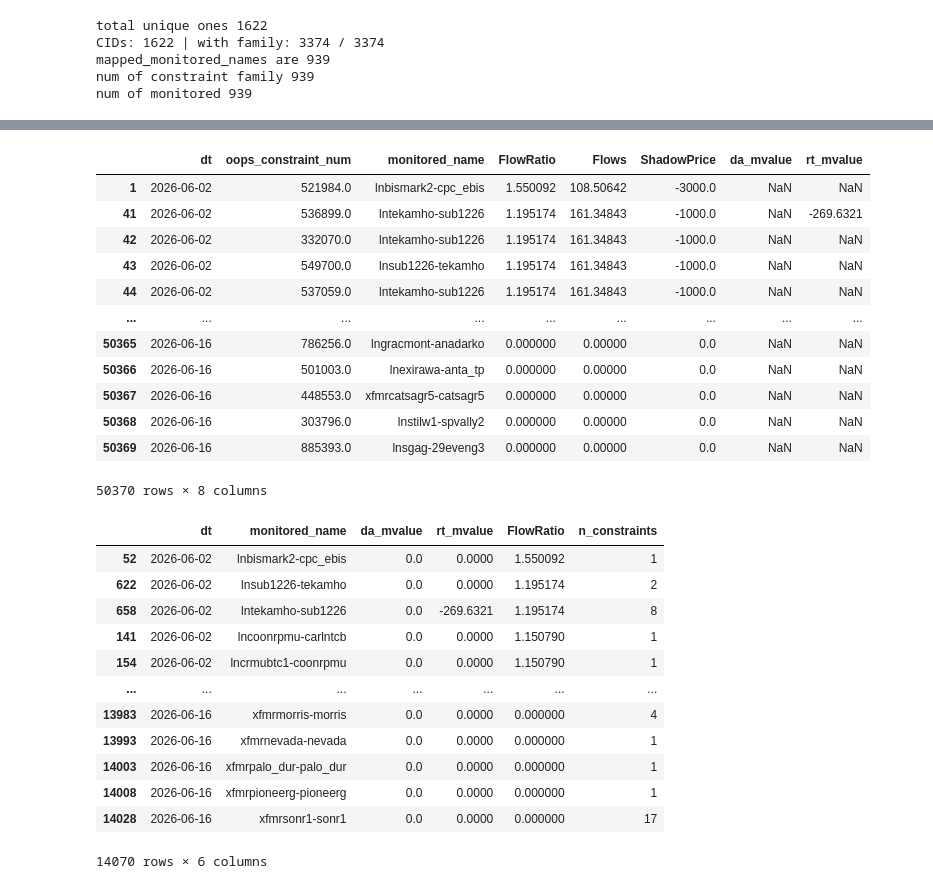
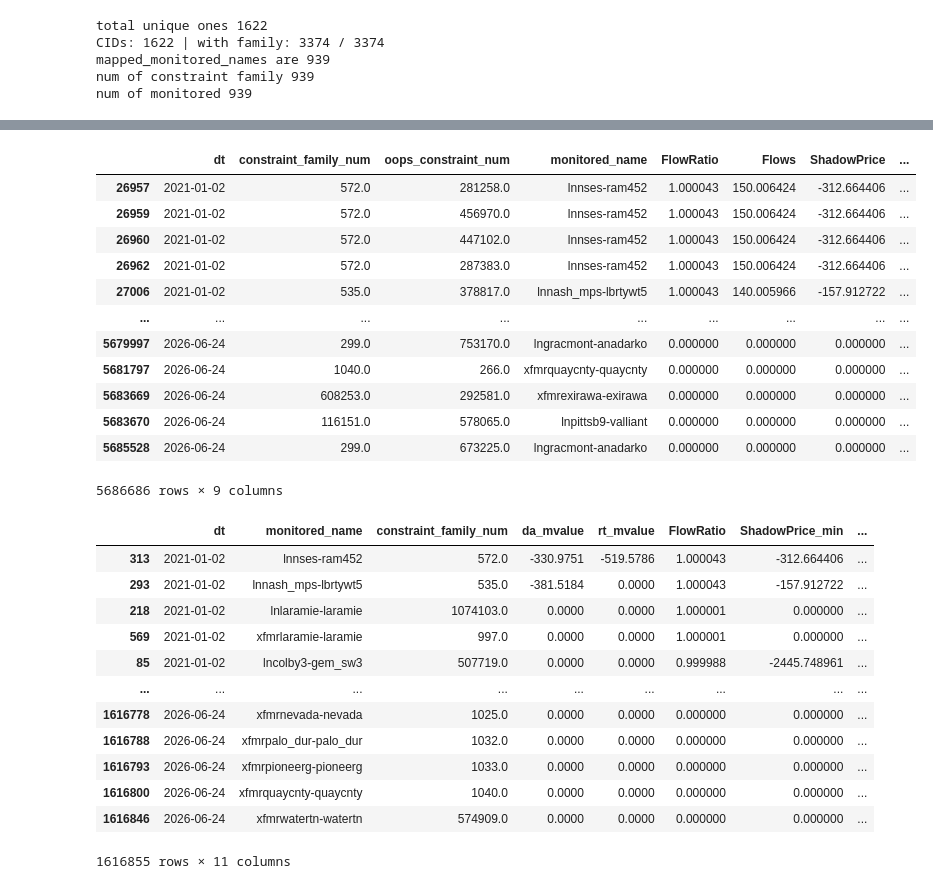
Before and after one commit to qingcheng-rgb/Qingcheng, a Jupyter notebook: QCTest/constraint_family_exposure_risk/SPP_risk_cut.ipynb, the cells around one changed output, grey strips where cells are left out. Drawn from its saved outputs; the diff is of its cells as text; code cells hidden in the pictures.

```diff
--- a/QCTest/constraint_family_exposure_risk/SPP_risk_cut.ipynb
+++ b/QCTest/constraint_family_exposure_risk/SPP_risk_cut.ipynb
@@ -292,3 +343,3 @@ dayzer_table_bq = bigquery_functions.create_temp_table_from_query(
 # %%
 table = bigquery_functions.download_df_from_bq(
-    f"SELECT * FROM `movetocloud-999.{dayzer_table_bq}` where dt > '2026-06-01' ORDER BY FlowRatio DESC")
+    f"SELECT * FROM `movetocloud-999.{dayzer_table_bq}` ORDER BY FlowRatio DESC")
@@ -310,58 +376,62 @@ mon = pd.concat([
 
 # DA & RT mvalue for those constraints, across the table's date range
 da = Constraint(oops_constraint_num_df=con_df, market='SPP').get_mvalues(
         start_dt=d0, end_dt=d1, type='DA', granularity='daily').rename(columns={'mvalue': 'da_mvalue'})
 rt = Constraint(oops_constraint_num_df=con_df, market='SPP').get_mvalues(
         start_dt=d0, end_dt=d1, type='RT', granularity='daily').rename(columns={'mvalue': 'rt_mvalue'})
 
 dart = da[['oops_constraint_num', 'dt', 'da_mvalue']].merge(
        rt[['oops_constraint_num', 'dt', 'rt_mvalue']],
        on=['oops_constraint_num', 'dt'], how='outer')
 dart['dt'] = pd.to_datetime(dart['dt']).dt.strftime('%Y-%m-%d')
 
 # append onto the dayzer table
 table_merged = (table
          .merge(mon,  on=['oops_constraint_num'], how='left')
          .merge(dart, on=['oops_constraint_num', 'dt'], how='left')).rename(columns = {'monitored_name_y':'monitored_name', 'monitored_name_x':'monitored'})
 
-cols = ['dt', 'oops_constraint_num', 'monitored_name',
+cols = ['dt', 'constraint_family_num', 'oops_constraint_num', 'monitored_name',
         'FlowRatio', 'Flows', 'ShadowPrice', 'da_mvalue', 'rt_mvalue']
 
 # select the max FlowRatio for each monitored line, for example lnwr_smkhl-summ has 17 constraintID,
 agg = (table_merged
-       .groupby(['dt', 'monitored_name'], as_index=False)
+       .groupby(['dt', 'monitored_name', 'constraint_family_num'], as_index=False)
        .agg(da_mvalue=('da_mvalue', 'sum'),
             rt_mvalue=('rt_mvalue', 'sum'),
             FlowRatio=('FlowRatio', 'max'),
+            ShadowPrice_min=('ShadowPrice', 'min'),
+            ShadowPrice_sum=('ShadowPrice', 'sum'),
+            MinFlowLimit=('MinFlowLimit', 'min'),
+            MaxFlowLimit=('MaxFlowLimit', 'max'),
             n_constraints=('oops_constraint_num', 'nunique')))
 
 
 display(table_merged[cols].sort_values(['dt', 'FlowRatio'], ascending=[True, False]))
 display(agg.sort_values(['dt', 'FlowRatio'], ascending=[True, False]))
 # %% [output]
-|  | dt | oops_constraint_num | monitored_name | FlowRatio | Flows | ShadowPrice | da_mvalue | rt_mvalue |
-| 1 | 2026-06-02 | 521984.0 | lnbismark2-cpc_ebis | 1.550092 | 108.50642 | -3000.0 | NaN | NaN |
-| 41 | 2026-06-02 | 536899.0 | lntekamho-sub1226 | 1.195174 | 161.34843 | -1000.0 | NaN | -269.6321 |
-| 42 | 2026-06-02 | 332070.0 | lntekamho-sub1226 | 1.195174 | 161.34843 | -1000.0 | NaN | NaN |
-| 43 | 2026-06-02 | 549700.0 | lnsub1226-tekamho | 1.195174 | 161.34843 | -1000.0 | NaN | NaN |
-| 44 | 2026-06-02 | 537059.0 | lntekamho-sub1226 | 1.195174 | 161.34843 | -1000.0 | NaN | NaN |
+|  | dt | constraint_family_num | oops_constraint_num | monitored_name | FlowRatio | Flows | ShadowPrice | ... |
+| 26957 | 2021-01-02 | 572.0 | 281258.0 | lnnses-ram452 | 1.000043 | 150.006424 | -312.664406 | ... |
+| 26959 | 2021-01-02 | 572.0 | 456970.0 | lnnses-ram452 | 1.000043 | 150.006424 | -312.664406 | ... |
+| 26960 | 2021-01-02 | 572.0 | 447102.0 | lnnses-ram452 | 1.000043 | 150.006424 | -312.664406 | ... |
+| 26962 | 2021-01-02 | 572.0 | 287383.0 | lnnses-ram452 | 1.000043 | 150.006424 | -312.664406 | ... |
+| 27006 | 2021-01-02 | 535.0 | 378817.0 | lnnash_mps-lbrtywt5 | 1.000043 | 140.005966 | -157.912722 | ... |
 | ... | ... | ... | ... | ... | ... | ... | ... | ... |
-| 50365 | 2026-06-16 | 786256.0 | lngracmont-anadarko | 0.000000 | 0.00000 | 0.0 | NaN | NaN |
-| 50366 | 2026-06-16 | 501003.0 | lnexirawa-anta_tp | 0.000000 | 0.00000 | 0.0 | NaN | NaN |
-| 50367 | 2026-06-16 | 448553.0 | xfmrcatsagr5-catsagr5 | 0.000000 | 0.00000 | 0.0 | NaN | NaN |
-| 50368 | 2026-06-16 | 303796.0 | lnstilw1-spvally2 | 0.000000 | 0.00000 | 0.0 | NaN | NaN |
-| 50369 | 2026-06-16 | 885393.0 | lnsgag-29eveng3 | 0.000000 | 0.00000 | 0.0 | NaN | NaN |
+| 5679997 | 2026-06-24 | 299.0 | 753170.0 | lngracmont-anadarko | 0.000000 | 0.000000 | 0.000000 | ... |
+| 5681797 | 2026-06-24 | 1040.0 | 266.0 | xfmrquaycnty-quaycnty | 0.000000 | 0.000000 | 0.000000 | ... |
+| 5683669 | 2026-06-24 | 608253.0 | 292581.0 | xfmrexirawa-exirawa | 0.000000 | 0.000000 | 0.000000 | ... |
+| 5683670 | 2026-06-24 | 116151.0 | 578065.0 | lnpittsb9-valliant | 0.000000 | 0.000000 | 0.000000 | ... |
+| 5685528 | 2026-06-24 | 299.0 | 673225.0 | lngracmont-anadarko | 0.000000 | 0.000000 | 0.000000 | ... |
-50370 rows × 8 columns
+5686686 rows × 9 columns
-|  | dt | monitored_name | da_mvalue | rt_mvalue | FlowRatio | n_constraints |
-| 52 | 2026-06-02 | lnbismark2-cpc_ebis | 0.0 | 0.0000 | 1.550092 | 1 |
-| 622 | 2026-06-02 | lnsub1226-tekamho | 0.0 | 0.0000 | 1.195174 | 2 |
-| 658 | 2026-06-02 | lntekamho-sub1226 | 0.0 | -269.6321 | 1.195174 | 8 |
-| 141 | 2026-06-02 | lncoonrpmu-carlntcb | 0.0 | 0.0000 | 1.150790 | 1 |
-| 154 | 2026-06-02 | lncrmubtc1-coonrpmu | 0.0 | 0.0000 | 1.150790 | 1 |
-| ... | ... | ... | ... | ... | ... | ... |
-| 13983 | 2026-06-16 | xfmrmorris-morris | 0.0 | 0.0000 | 0.000000 | 4 |
-| 13993 | 2026-06-16 | xfmrnevada-nevada | 0.0 | 0.0000 | 0.000000 | 1 |
-| 14003 | 2026-06-16 | xfmrpalo_dur-palo_dur | 0.0 | 0.0000 | 0.000000 | 1 |
-| 14008 | 2026-06-16 | xfmrpioneerg-pioneerg | 0.0 | 0.0000 | 0.000000 | 1 |
-| 14028 | 2026-06-16 | xfmrsonr1-sonr1 | 0.0 | 0.0000 | 0.000000 | 17 |
+|  | dt | monitored_name | constraint_family_num | da_mvalue | rt_mvalue | FlowRatio | ShadowPrice_min | ... |
+| 313 | 2021-01-02 | lnnses-ram452 | 572.0 | -330.9751 | -519.5786 | 1.000043 | -312.664406 | ... |
+| 293 | 2021-01-02 | lnnash_mps-lbrtywt5 | 535.0 | -381.5184 | 0.0000 | 1.000043 | -157.912722 | ... |
+| 218 | 2021-01-02 | lnlaramie-laramie | 1074103.0 | 0.0000 | 0.0000 | 1.000001 | 0.000000 | ... |
+| 569 | 2021-01-02 | xfmrlaramie-laramie | 997.0 | 0.0000 | 0.0000 | 1.000001 | 0.000000 | ... |
+| 85 | 2021-01-02 | lncolby3-gem_sw3 | 507719.0 | 0.0000 | 0.0000 | 0.999988 | -2445.748961 | ... |
+| ... | ... | ... | ... | ... | ... | ... | ... | ... |
+| 1616778 | 2026-06-24 | xfmrnevada-nevada | 1025.0 | 0.0000 | 0.0000 | 0.000000 | 0.000000 | ... |
+| 1616788 | 2026-06-24 | xfmrpalo_dur-palo_dur | 1032.0 | 0.0000 | 0.0000 | 0.000000 | 0.000000 | ... |
+| 1616793 | 2026-06-24 | xfmrpioneerg-pioneerg | 1033.0 | 0.0000 | 0.0000 | 0.000000 | 0.000000 | ... |
+| 1616800 | 2026-06-24 | xfmrquaycnty-quaycnty | 1040.0 | 0.0000 | 0.0000 | 0.000000 | 0.000000 | ... |
+| 1616846 | 2026-06-24 | xfmrwatertn-watertn | 574909.0 | 0.0000 | 0.0000 | 0.000000 | 0.000000 | ... |
-14070 rows × 6 columns
+1616855 rows × 11 columns
```
Also changed, not shown: parts of 65 cells of this notebook, 6 other files.
